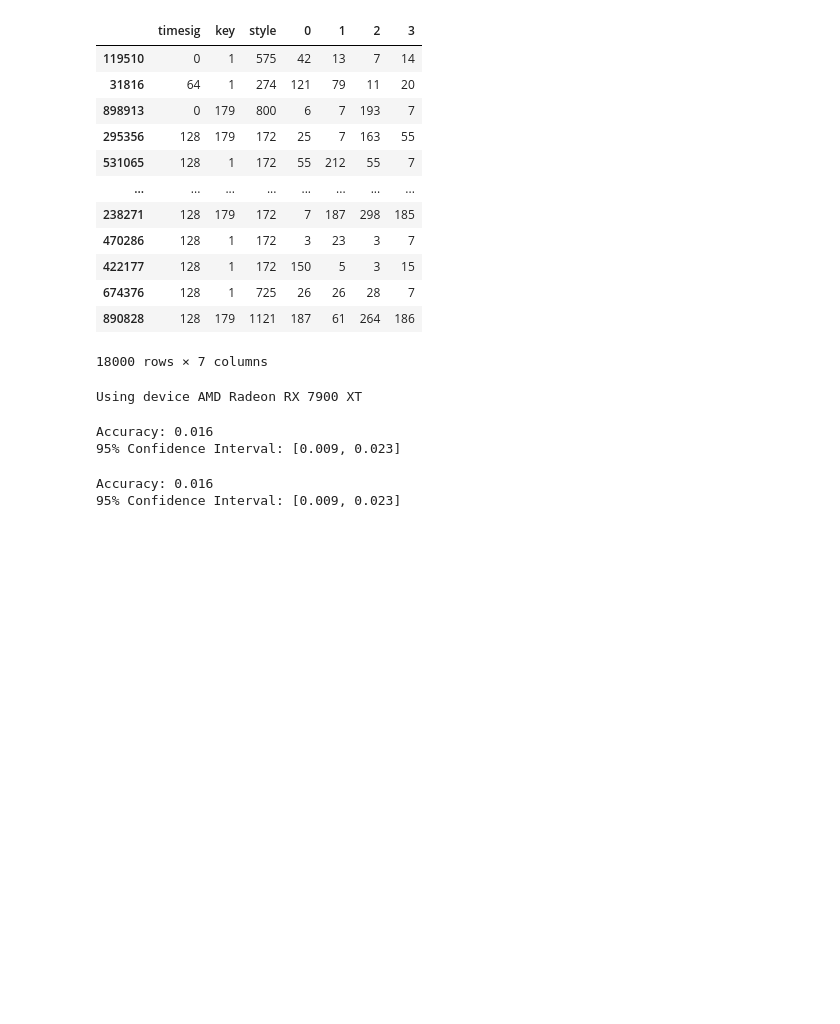
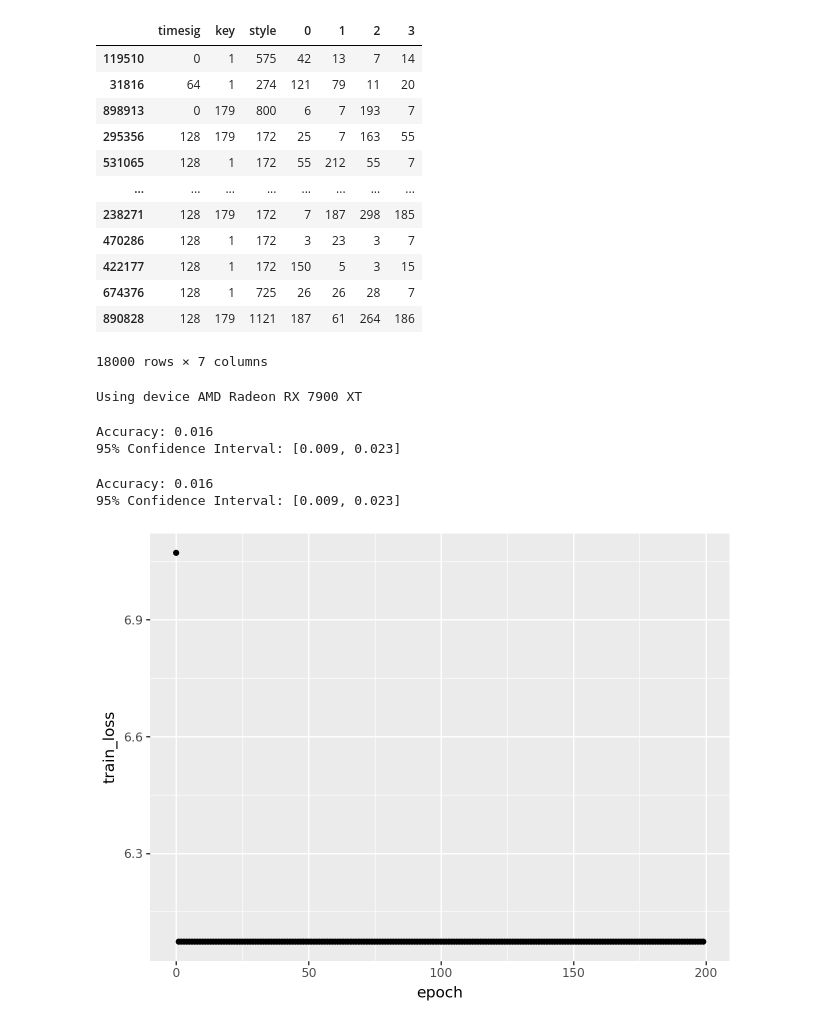
Before and after one commit to ben-Chermside/Songwriter-s-Block, a Jupyter notebook: RNN_no_LSTM.ipynb, the cells around one changed output. Saved outputs shown, nothing was run; the diff lists cells and outputs as text; code cells hidden in the pictures; blank space fills up the shorter version.

```diff
--- a/RNN_no_LSTM.ipynb
+++ b/RNN_no_LSTM.ipynb
@@ -316,3 +317,10 @@ print(f"95% Confidence Interval: [{low_bound:.3f}, {up_bound:.3f}]")
 # %% [output]
 Accuracy: 0.016
 95% Confidence Interval: [0.009, 0.023]
+# %%
+results_frame = pandas.read_csv('rnn_progress.csv')
+
+plot = plotnine.ggplot(results_frame, plotnine.aes('epoch', 'train_loss')) + plotnine.geom_point()
+plot.show()
+# %% [output]
+[figure, added]
```
Also changed, not shown: parts of 1 cell of this notebook, 1 other file.
